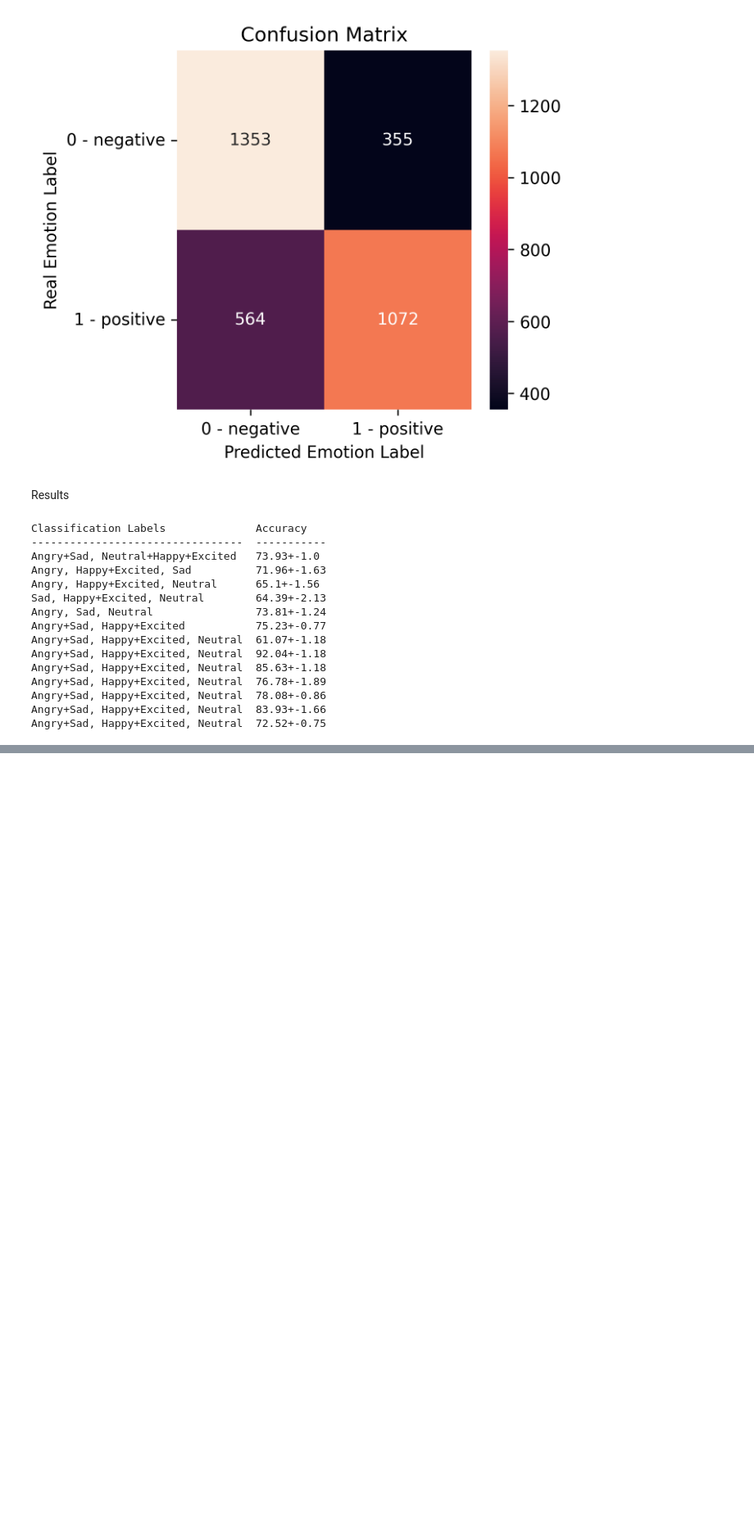
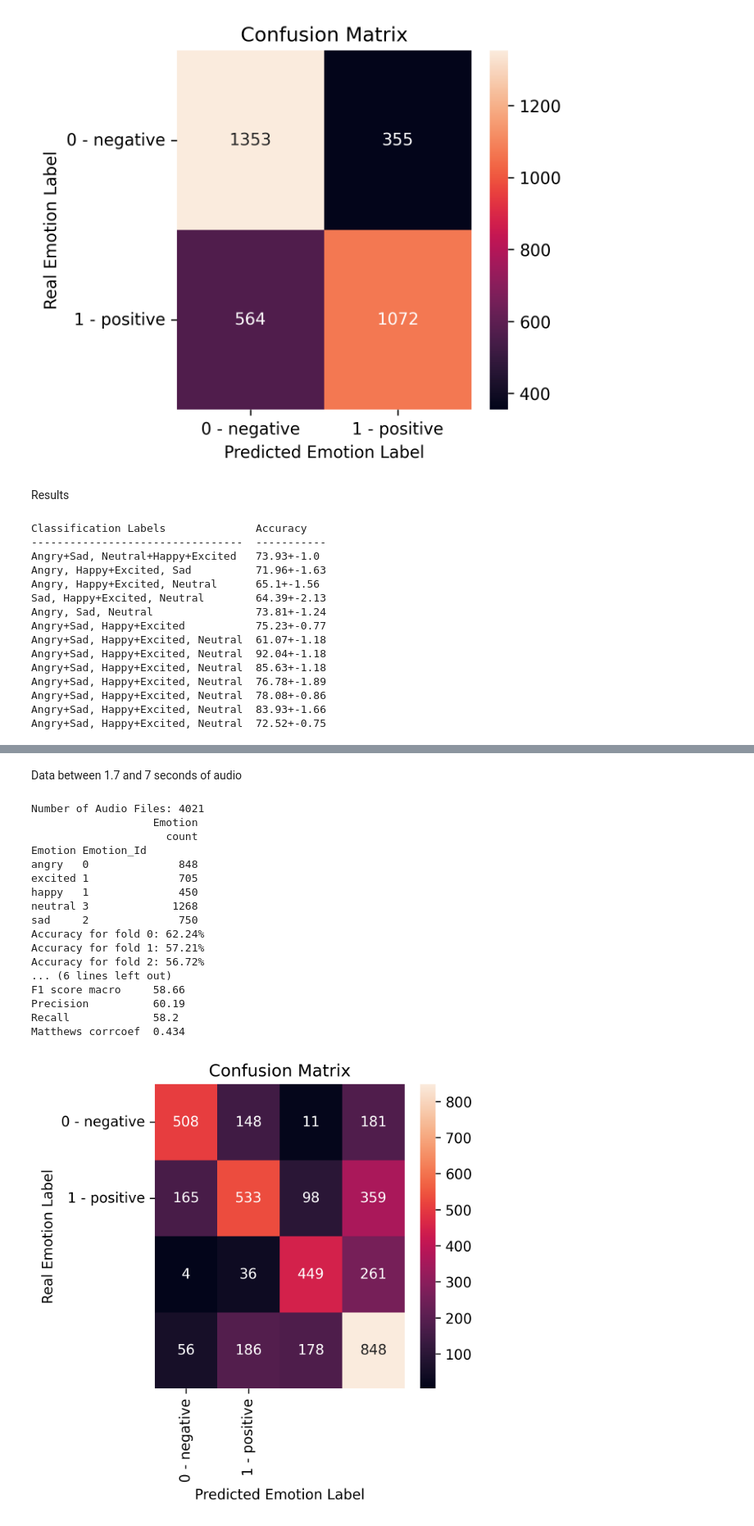
Before and after one commit to MarioCSilva/Speech_Emotion_Recognition_Thesis, a Jupyter notebook: iemocap/model/3_3_binary.ipynb, the cells around one changed output, grey strips where cells are left out. Shown at 82% size. Saved outputs shown, nothing was run; the diff lists cells and outputs as text; code cells hidden in the pictures; blank space fills up the shorter version.

```diff
--- a/iemocap/model/3_3_binary.ipynb
+++ b/iemocap/model/3_3_binary.ipynb
@@ -606,0 +728,35 @@ sad       0.7642  5.496464  31.9100
+# %% [markdown]
+Data between 1.7 and 7 seconds of audio
+# %%
+df = pd.read_csv(EXTRACTED_FEATURES_FILE)
+df = df.sort_values(['Emotion_Id', 'Gender'], ascending = (True, True))
+df = df.set_index('File')
+df = df[df['Emotion'].isin({'angry', 'neutral', 'happy', 'excited', 'sad'})]
+df = df[(df["Duration"] < 7) & (df["Duration"] > 1.7)]
+df.loc[df['Emotion_Id'] == 5, 'Emotion_Id'] = 1
+
+print(f"Number of Audio Files: {df.shape[0]}")
+print(df.groupby(['Emotion', 'Emotion_Id']).agg({'Emotion': ['count']}))
+
+def get_new_model():
+    return RandomForest(n_estimators=512, n_jobs=-1, random_state=1)
+results = categorical_cross_validation(get_new_model, "Angry+Sad, Neutral+Happy+Excited", results)
+# %% [output]
+Number of Audio Files: 4021
+                   Emotion
+                     count
+Emotion Emotion_Id
+angry   0              848
+excited 1              705
+happy   1              450
+neutral 3             1268
+sad     2              750
+Accuracy for fold 0: 62.24%
+Accuracy for fold 1: 57.21%
+Accuracy for fold 2: 56.72%
+... (6 lines left out)
+F1 score macro     58.66
+Precision          60.19
+Recall             58.2
+Matthews corrcoef  0.434
+[figure, added]
```
Also changed, not shown: parts of 12 cells of this notebook.
